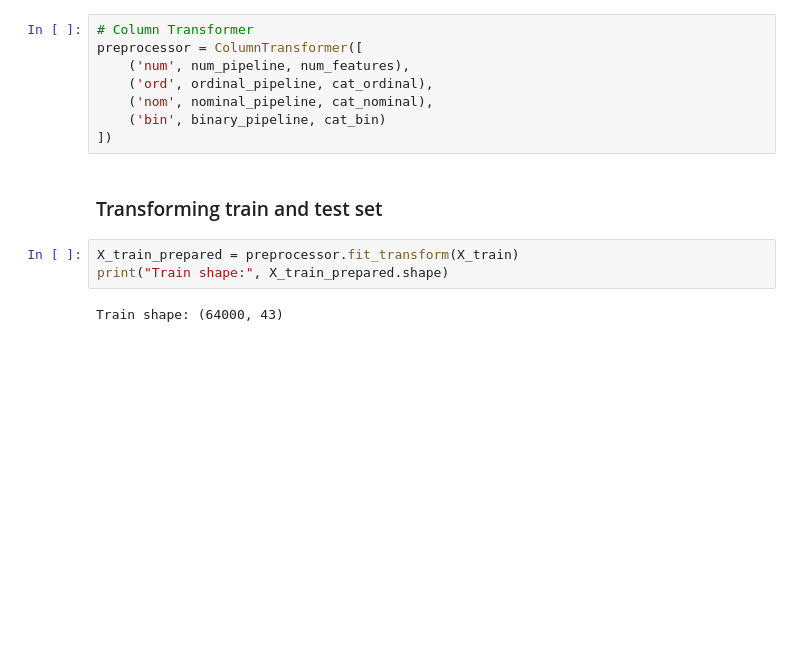
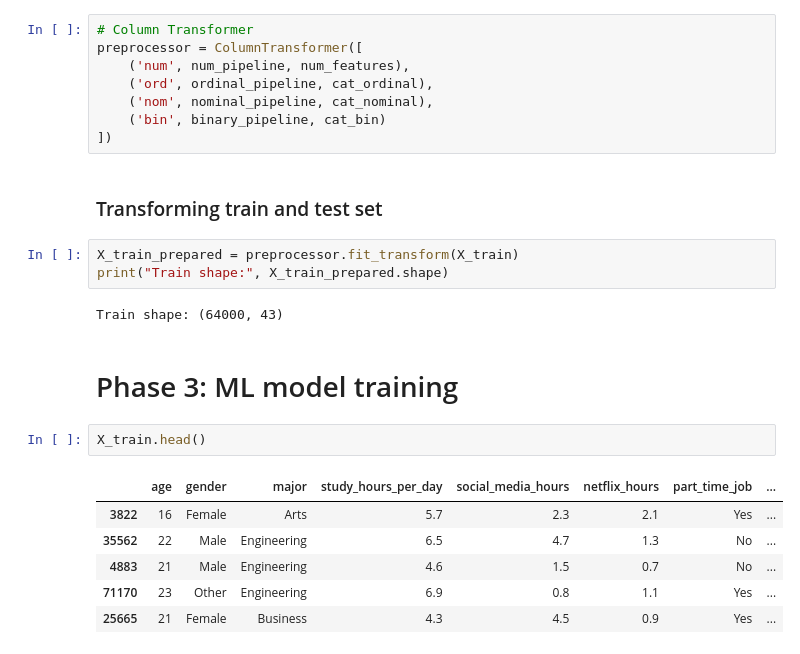
Before and after one commit to Hammad-1105/student-performance-ml-dl, a Jupyter notebook: notebooks/main.ipynb, the cells around one changed output. Saved outputs shown, nothing was run; the diff lists cells and outputs as text; blank space fills up the shorter version.

Commit message:
Starting Modelling (Phase 3) 21/08

```diff
--- a/notebooks/main.ipynb
+++ b/notebooks/main.ipynb
@@ -678,3 +678,14 @@ X_train_prepared = preprocessor.fit_transform(X_train)
 print("Train shape:", X_train_prepared.shape)
 # %% [output]
 Train shape: (64000, 43)
+# %% [markdown]
+# Phase 3: ML model training
+# %%
+X_train.head()
+# %% [output]
+|  | age | gender | major | study_hours_per_day | social_media_hours | netflix_hours | part_time_job | ... |
+| 3822 | 16 | Female | Arts | 5.7 | 2.3 | 2.1 | Yes | ... |
+| 35562 | 22 | Male | Engineering | 6.5 | 4.7 | 1.3 | No | ... |
+| 4883 | 21 | Male | Engineering | 4.6 | 1.5 | 0.7 | No | ... |
+| 71170 | 23 | Other | Engineering | 6.9 | 0.8 | 1.1 | Yes | ... |
+| 25665 | 21 | Female | Business | 4.3 | 4.5 | 0.9 | Yes | ... |
```
Also changed, not shown: parts of 1 cell of this notebook, 1 other file.
